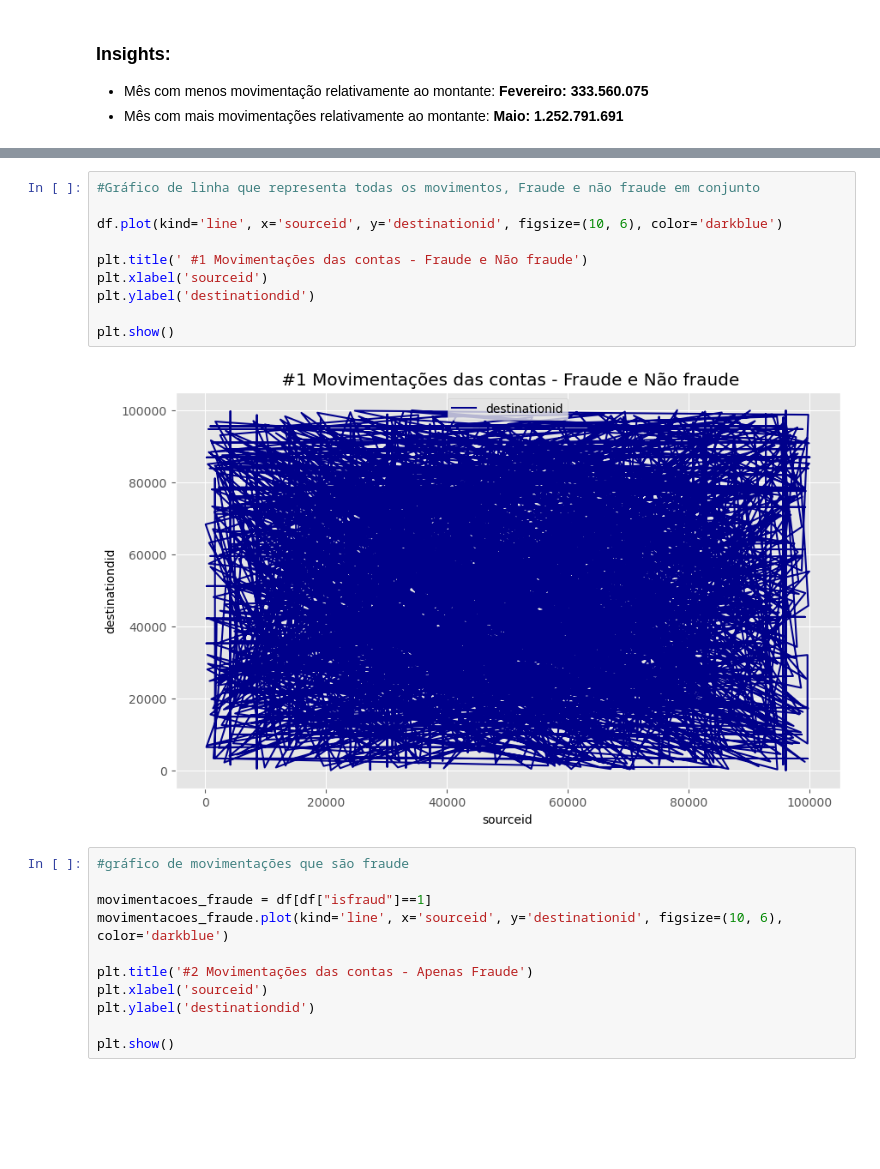
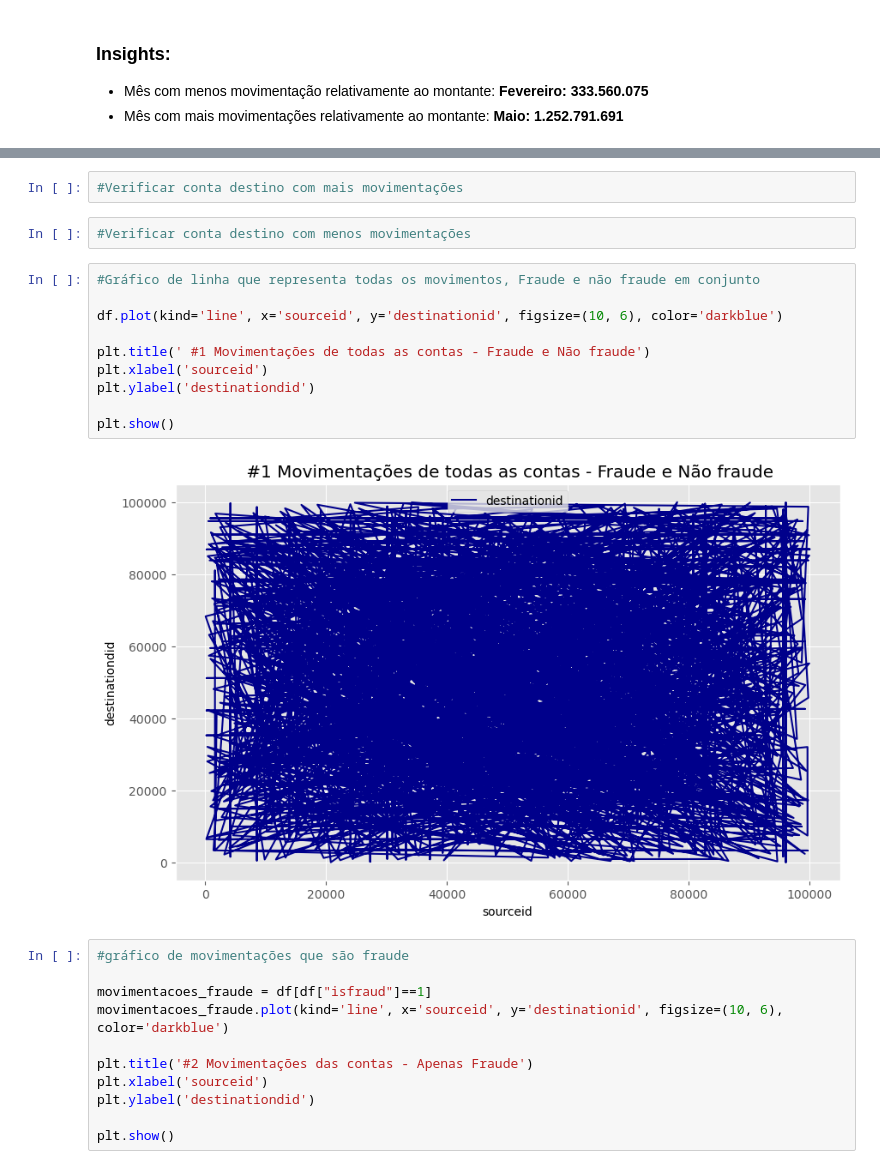
Before and after one commit to kevinTohounke/trabalhoDeConclusaoDeCurso, a Jupyter notebook: Money_laundering.ipynb, the cells around one changed output, grey strips where cells are left out. Cells and saved outputs as stored; diff of their text form; blank space fills up the shorter version.

```diff
--- a/Money_laundering.ipynb
+++ b/Money_laundering.ipynb
@@ -191,15 +279,19 @@ plt.show()
+# %%
+#Verificar conta destino com mais movimentações
+# %%
+#Verificar conta destino com menos movimentações
 # %%
 #Gráfico de linha que representa todas os movimentos, Fraude e não fraude em conjunto
 
 df.plot(kind='line', x='sourceid', y='destinationid', figsize=(10, 6), color='darkblue')
 
-plt.title(' #1 Movimentações das contas - Fraude e Não fraude')
+plt.title(' #1 Movimentações de todas as contas - Fraude e Não fraude')
 plt.xlabel('sourceid')
 plt.ylabel('destinationdid')
 
 plt.show()
 # %% [output]
-[figure, old version]
+[figure, new version]
 # %%
 #gráfico de movimentações que são fraude
 
```
Also changed, not shown: parts of 11 cells of this notebook.
